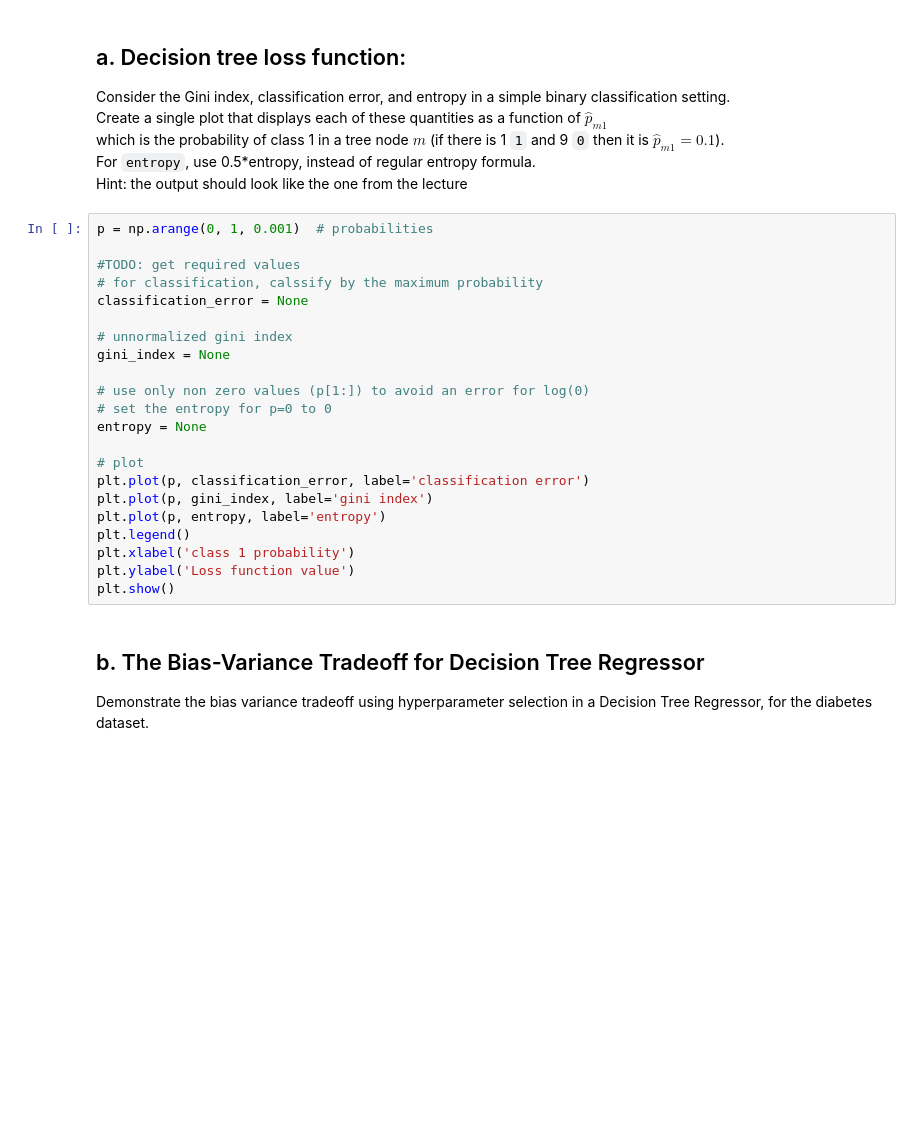
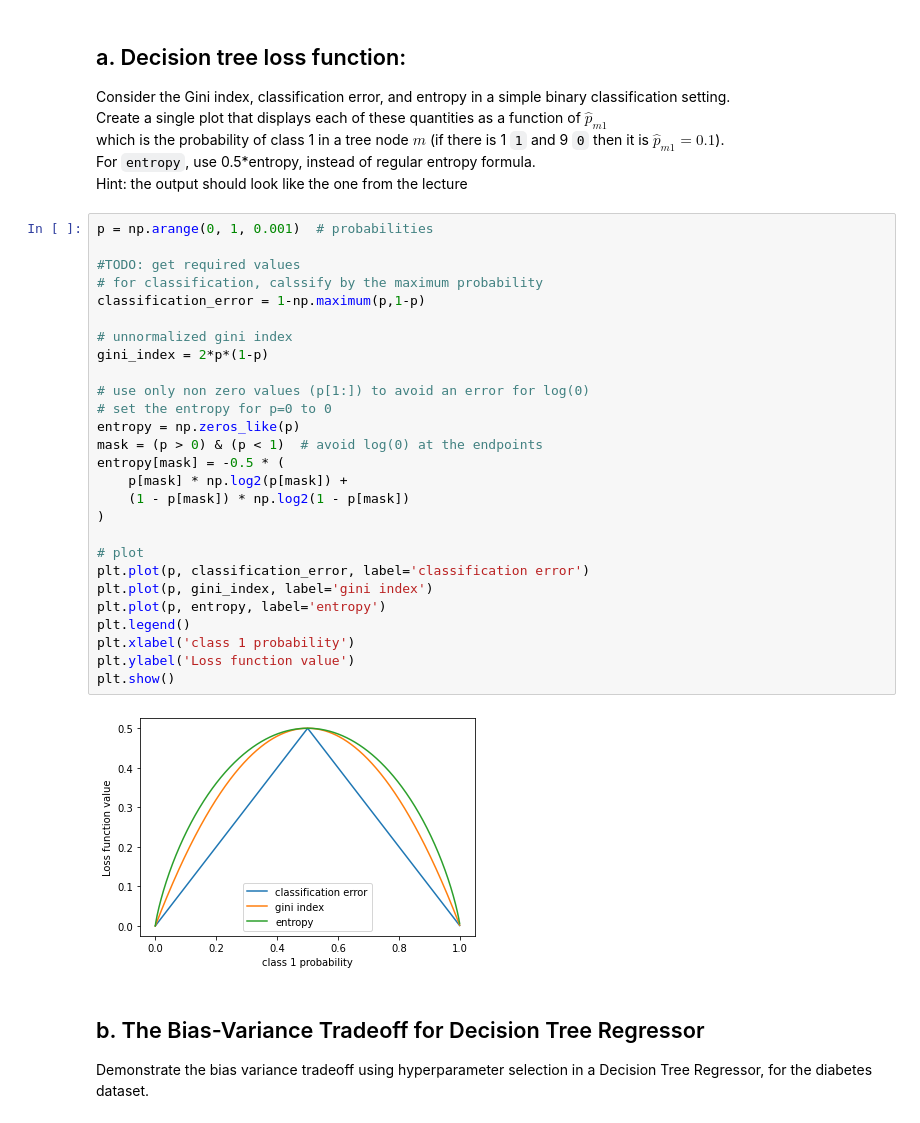
Before and after one commit to yoav-ro/TAU-HIGHTECH, a Jupyter notebook: Year 2/Machine learning/HW/HW4/HW4_322317348.ipynb, the cells around one changed output. Saved outputs shown, nothing was run; the diff lists cells and outputs as text; blank space fills up the shorter version.

```diff
--- a/Year 2/Machine learning/HW/HW4/HW4_322317348.ipynb
+++ b/Year 2/Machine learning/HW/HW4/HW4_322317348.ipynb
@@ -210,25 +210,32 @@ Hint: the output should look like the one from the lecture
 # %%
 p = np.arange(0, 1, 0.001)  # probabilities
 
 #TODO: get required values
 # for classification, calssify by the maximum probability
-classification_error = None
+classification_error = 1-np.maximum(p,1-p)
 
 # unnormalized gini index
-gini_index = None
+gini_index = 2*p*(1-p)
 
 # use only non zero values (p[1:]) to avoid an error for log(0)
 # set the entropy for p=0 to 0
-entropy = None
+entropy = np.zeros_like(p)
+mask = (p > 0) & (p < 1)  # avoid log(0) at the endpoints
+entropy[mask] = -0.5 * (
+    p[mask] * np.log2(p[mask]) +
+    (1 - p[mask]) * np.log2(1 - p[mask])
+)
 
 # plot
 plt.plot(p, classification_error, label='classification error')
 plt.plot(p, gini_index, label='gini index')
 plt.plot(p, entropy, label='entropy')
 plt.legend()
 plt.xlabel('class 1 probability')
 plt.ylabel('Loss function value')
 plt.show()
+# %% [output]
+[figure, added]
 # %% [markdown]
 ## b. The Bias-Variance Tradeoff for Decision Tree Regressor
 Demonstrate the bias variance tradeoff using hyperparameter selection in a Decision Tree Regressor, for the diabetes dataset.
```
Also changed, not shown: parts of 8 cells of this notebook, 1 other file.
